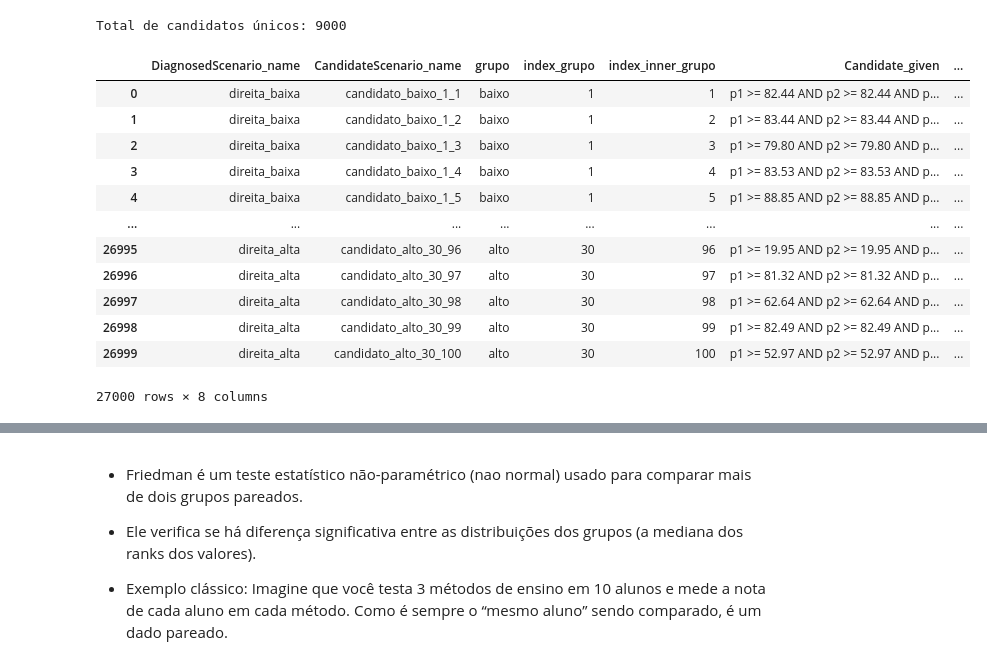
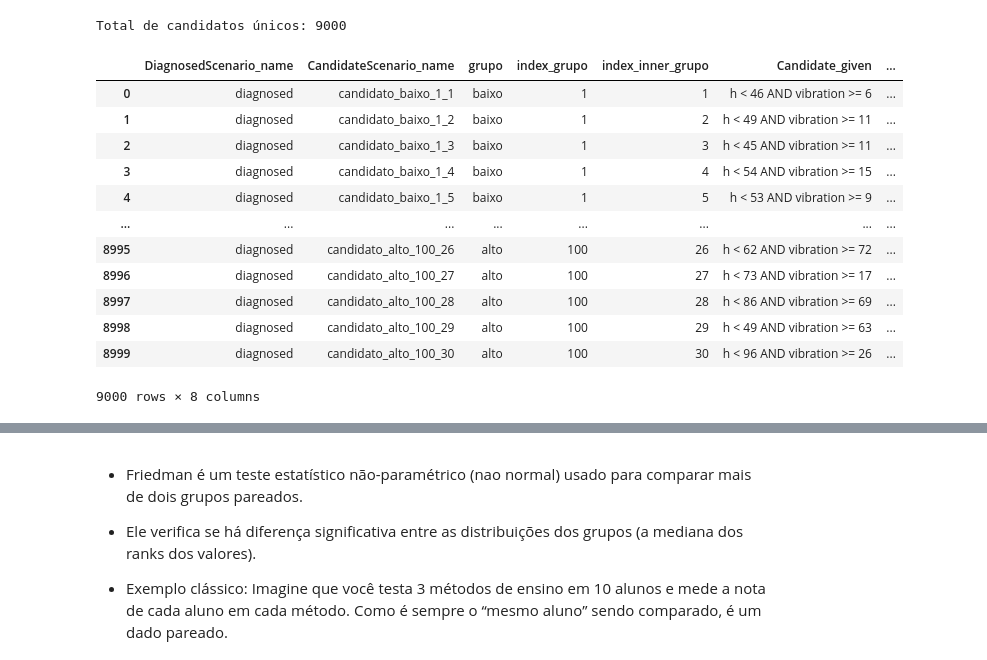
Before and after one commit to lucasvieira123/unexpected_scenario_handling_system, a Jupyter notebook: res/application/ICSA/similationRQ1.2/qr1.2.ipynb, the cells around one changed output, grey strips where cells are left out. Drawn from its saved outputs; the diff is of its cells as text; code cells hidden in the pictures.

```diff
--- a/res/application/ICSA/similationRQ1.2/qr1.2.ipynb
+++ b/res/application/ICSA/similationRQ1.2/qr1.2.ipynb
@@ -136,48 +157,48 @@ with open(jsonl_file, "r", encoding="utf-8") as f:
 
 
 
-        match = re.search(r'p1\s*(<=|>=|<|>)\s*([0-9]+(?:\.[0-9]+)?)', candidate_given)
+        match = re.search(r'h\s*(<=|>=|<|>)\s*([0-9]+(?:\.[0-9]+)?)', candidate_given)
         if match:
             operador, c_linha = match.groups()
 
         candidate_name
 
         similarity = data["similarity_result"]
         registros.append({
             "DiagnosedScenario_name": diagnosed_name,
             "CandidateScenario_name": candidate_name,
             "Candidate_given": candidate_given,
             "c_linha": c_linha,
             "similarity": similarity
         })
 
 # Criar DataFrame
 df = pd.DataFrame(registros)
 
 split_cols = df["CandidateScenario_name"].str.split('_', expand=True)
 
 # Cria as novas colunas
 df['grupo'] = split_cols[1]
 df['index_grupo'] = split_cols[2]
 df['index_inner_grupo'] = split_cols[3]
 
 df = df[['DiagnosedScenario_name', 'CandidateScenario_name',
          'grupo', 'index_grupo', 'index_inner_grupo',
          'Candidate_given', 'c_linha', 'similarity']]
 
 
 df
 # %% [output]
 |  | DiagnosedScenario_name | CandidateScenario_name | grupo | index_grupo | index_inner_grupo | Candidate_given | ... |
-| 0 | direita_baixa | candidato_baixo_1_1 | baixo | 1 | 1 | p1 >= 82.44 AND p2 >= 82.44 AND p... | ... |
-| 1 | direita_baixa | candidato_baixo_1_2 | baixo | 1 | 2 | p1 >= 83.44 AND p2 >= 83.44 AND p... | ... |
-| 2 | direita_baixa | candidato_baixo_1_3 | baixo | 1 | 3 | p1 >= 79.80 AND p2 >= 79.80 AND p... | ... |
-| 3 | direita_baixa | candidato_baixo_1_4 | baixo | 1 | 4 | p1 >= 83.53 AND p2 >= 83.53 AND p... | ... |
-| 4 | direita_baixa | candidato_baixo_1_5 | baixo | 1 | 5 | p1 >= 88.85 AND p2 >= 88.85 AND p... | ... |
+| 0 | diagnosed | candidato_baixo_1_1 | baixo | 1 | 1 | h < 46 AND vibration >= 6 | ... |
+| 1 | diagnosed | candidato_baixo_1_2 | baixo | 1 | 2 | h < 49 AND vibration >= 11 | ... |
+| 2 | diagnosed | candidato_baixo_1_3 | baixo | 1 | 3 | h < 45 AND vibration >= 11 | ... |
+| 3 | diagnosed | candidato_baixo_1_4 | baixo | 1 | 4 | h < 54 AND vibration >= 15 | ... |
+| 4 | diagnosed | candidato_baixo_1_5 | baixo | 1 | 5 | h < 53 AND vibration >= 9 | ... |
 | ... | ... | ... | ... | ... | ... | ... | ... |
-| 26995 | direita_alta | candidato_alto_30_96 | alto | 30 | 96 | p1 >= 19.95 AND p2 >= 19.95 AND p... | ... |
-| 26996 | direita_alta | candidato_alto_30_97 | alto | 30 | 97 | p1 >= 81.32 AND p2 >= 81.32 AND p... | ... |
-| 26997 | direita_alta | candidato_alto_30_98 | alto | 30 | 98 | p1 >= 62.64 AND p2 >= 62.64 AND p... | ... |
-| 26998 | direita_alta | candidato_alto_30_99 | alto | 30 | 99 | p1 >= 82.49 AND p2 >= 82.49 AND p... | ... |
-| 26999 | direita_alta | candidato_alto_30_100 | alto | 30 | 100 | p1 >= 52.97 AND p2 >= 52.97 AND p... | ... |
+| 8995 | diagnosed | candidato_alto_100_26 | alto | 100 | 26 | h < 62 AND vibration >= 72 | ... |
+| 8996 | diagnosed | candidato_alto_100_27 | alto | 100 | 27 | h < 73 AND vibration >= 17 | ... |
+| 8997 | diagnosed | candidato_alto_100_28 | alto | 100 | 28 | h < 86 AND vibration >= 69 | ... |
+| 8998 | diagnosed | candidato_alto_100_29 | alto | 100 | 29 | h < 49 AND vibration >= 63 | ... |
+| 8999 | diagnosed | candidato_alto_100_30 | alto | 100 | 30 | h < 96 AND vibration >= 26 | ... |
-27000 rows × 8 columns
+9000 rows × 8 columns
```
Also changed, not shown: parts of 24 cells of this notebook, 9 other files.
